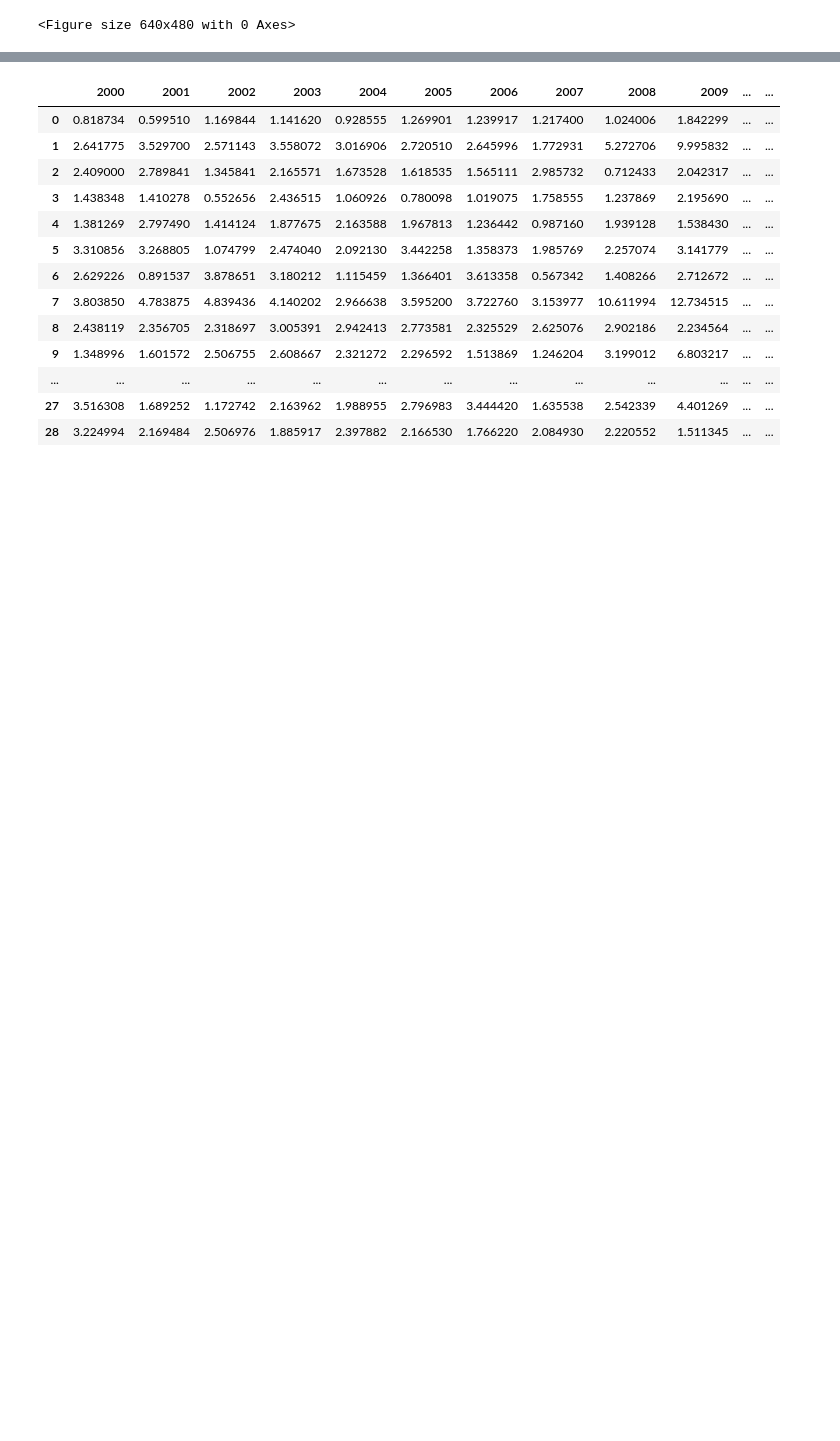
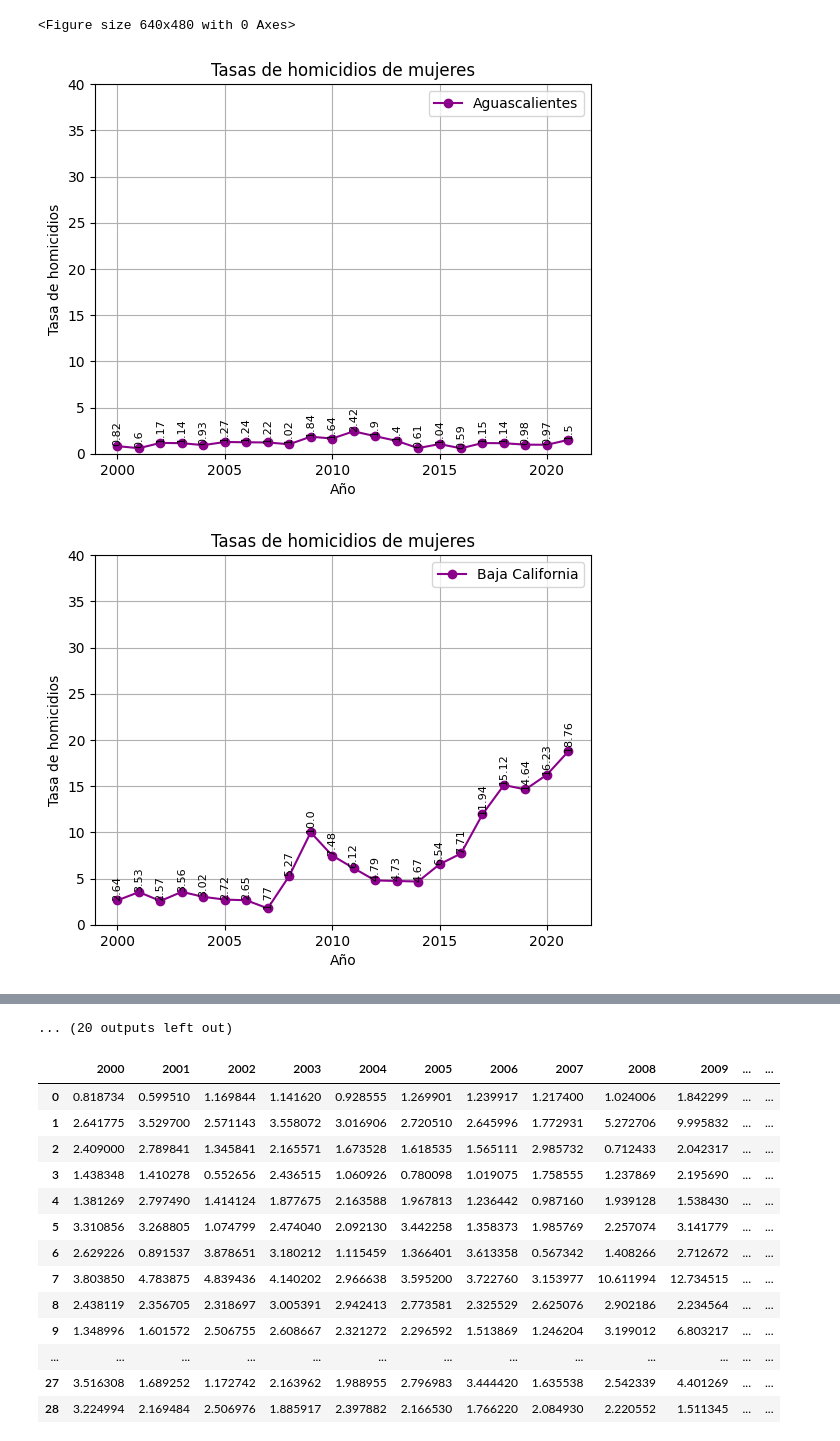
Before and after one commit to FreMeli/ASE_1, a Jupyter notebook: EDO_MUJ_LIMPIO.ipynb, the cells around one changed output, grey strips where cells are left out. Cells and saved outputs as stored; diff of their text form; code cells hidden in the pictures; blank space fills up the shorter version.

```diff
--- a/EDO_MUJ_LIMPIO.ipynb
+++ b/EDO_MUJ_LIMPIO.ipynb
@@ -432,3 +432,18 @@ plt.savefig("Tasas de homicidio de mujeres por estado.png")
 # %% [output]
 [figure]
 <Figure size 640x480 with 0 Axes>
+# %%
+for i in range(len(Estados_Mu)):
+    plt.plot(years, Estados_Mu[i], label=states[i], color='#8B008B', marker='o')
+    plt.xlabel("Año")
+    plt.ylabel("Tasa de homicidios")
+    plt.title("Tasas de homicidios de mujeres")
+    plt.ylim(0, 40)
+    plt.legend()
+    plt.grid(True) #Para que se marquen los cuadritos
+    for j, val in enumerate(Estados_Mu[i]):
+        plt.text(years[j], val, str(round(val, 2)), ha='center', va='bottom', fontsize=8, rotation=90)
+    plt.show()
+# %% [output]
+[figure, added]
+[figure, added]
@@ -435,3 +460,4 @@ plt.savefig("Tasas de homicidio de mujeres por estado.png")
+... (20 outputs left out)
 # %%
 df_EdosM = pd.DataFrame(Estados_Mu, columns=years)
 df_EdosM #El índice representa el Estado
```
Also changed, not shown: parts of 2 cells of this notebook.
